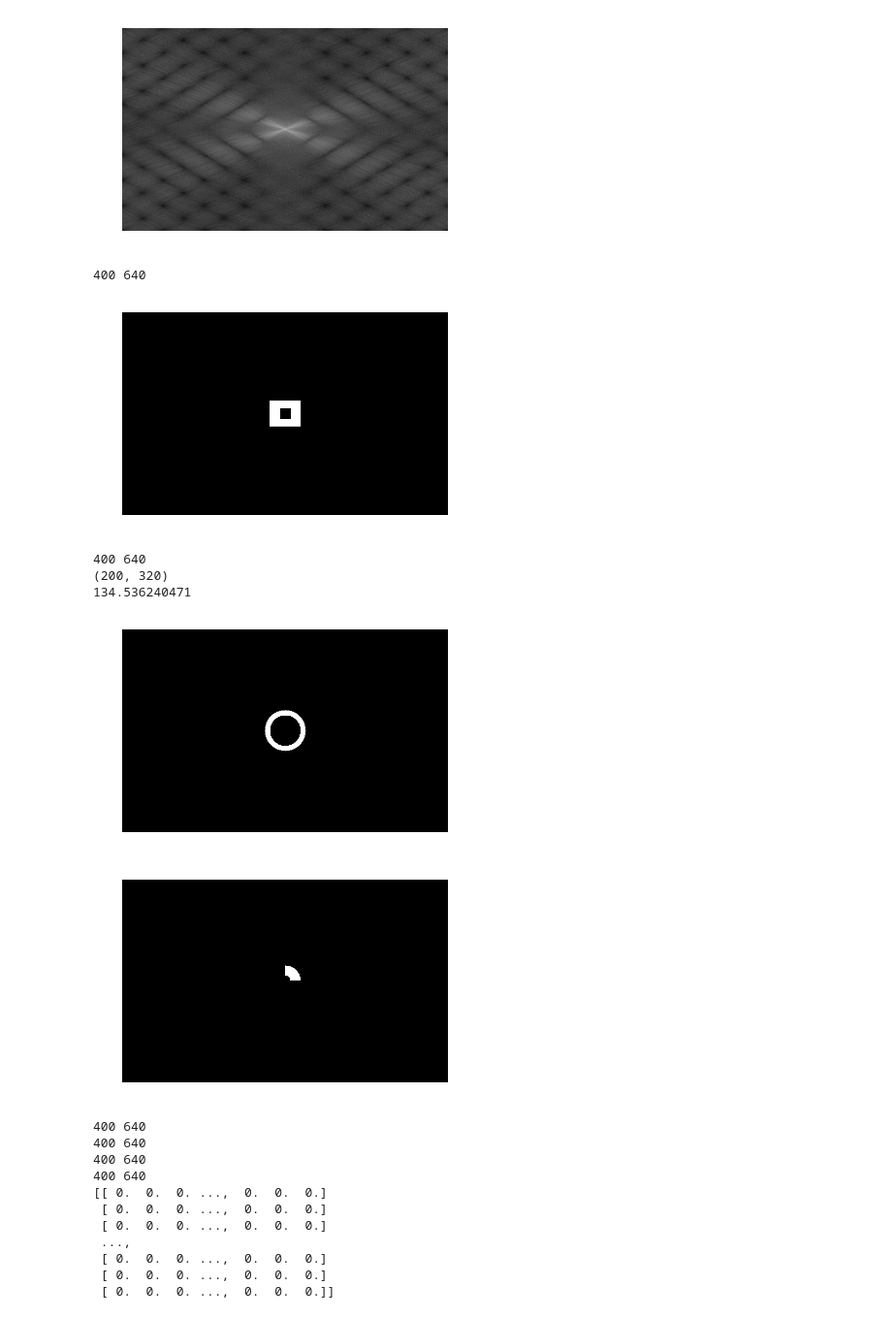
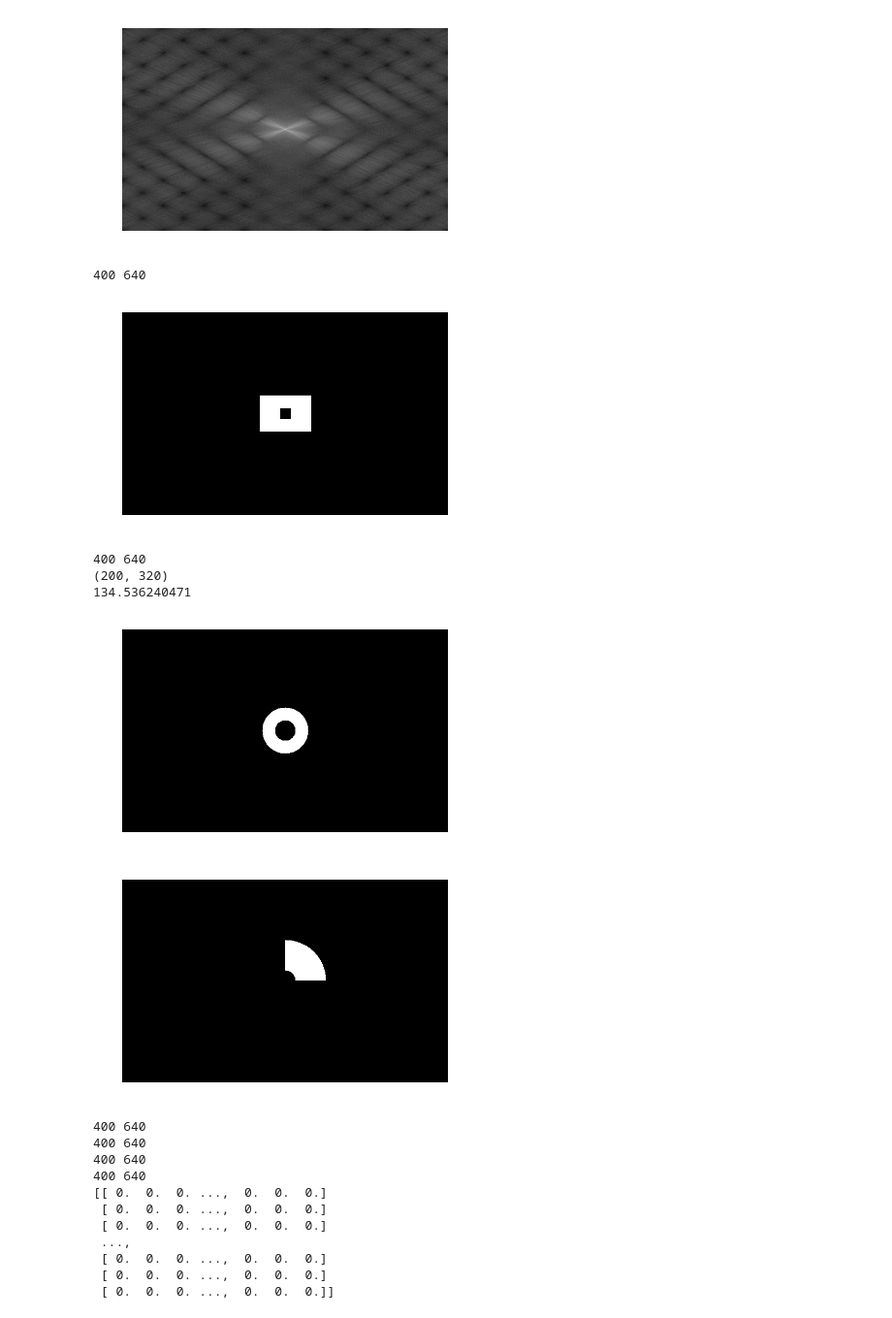
Before and after one commit to mika018/Character-Recognition-Classifier, a Jupyter notebook: cw2.ipynb, the cells around one changed output. Shown: that part at 97% size. Cells and saved outputs as stored; diff of their text form; code cells hidden in the pictures.

```diff
--- a/cw2.ipynb
+++ b/cw2.ipynb
@@ -116,13 +118,14 @@ def box_filter( image_array, height, width, inner_height, inner_width ):
     ax1.axis('off')
     # Usually for viewing purposes:b
     ax1.imshow( filter_image_array, cmap='gray' ) # io.
+    scipy.misc.imsave('box-filter.png', filter_image_array)
     plt.show()
 
 
-box_filter( avg_img_array, 50, 60, 20, 20 )
+box_filter( avg_img_array, 70, 100, 20, 20 )
 # %% [output]
 400 640
-[figure, old version]
+[figure, new version]
 # %%
 def ring_filter( image_array, radius_outter, radius_inner ):
     filter_image_array = np.array(image_array, dtype=float)
@@ -149,14 +152,15 @@ def ring_filter( image_array, radius_outter, radius_inner ):
     ax1.axis('off')
     # Usually for viewing purposes:b
     ax1.imshow( filter_image_array, cmap='gray' ) # io.
+    scipy.misc.imsave('ring-filter.png', filter_image_array)
     plt.show()
 
-ring_filter( avg_img_array, 40, 30 )
+ring_filter( avg_img_array, 45, 20 )
 # %% [output]
 400 640
 (200, 320)
 134.536240471
-[figure, old version]
+[figure, new version]
 # %%
 '''
 Returns a grayscale image representing a sector filter.
@@ -177,35 +181,36 @@ def sector_filter( image_array, radius, theta_1, theta_2, inner_circle_radius=0)
 
     center = ( int(rows / 2), int(cols / 2) )
 
     for row in range(rows):
         # Flip the graph by the Ox axis.
         translated_row = -(row - center[0])
         # To avoid division by zero in the computation of atan below.
         if translated_row == 0 or translated_row < 0:
             continue
         for col in range(cols):
             translated_col = col - center[1]
             if (translated_row)**2 + (translated_col)**2 > radius**2:
                 continue
             # Inner circle
             dist = euclidean_distance((0, 0), (translated_row, translated_col))
             if dist <= inner_circle_radius:
                 continue
             arctg_degrees = math.degrees(math.atan( translated_col / translated_row ) )
             if theta_1 <= arctg_degrees and arctg_degrees <= theta_2:
                 # Mark the original, untranslated pixel.
                 filter_image_array[row][col] = True
 
     fig1 = plt.figure()
     ax1  = fig1.add_subplot( 111 )
     ax1.axis('off')
     # Usually for viewing purposes:b
     ax1.imshow( filter_image_array, cmap='gray' ) # io.
+    scipy.misc.imsave('sector-filter.png', filter_image_array)
     plt.show()
 
-sector_filter( avg_img_array, 30, 0, 120, 10 )
+sector_filter( avg_img_array, 80, 0, 90, 20 )
 # %% [output]
-[figure, old version]
+[figure, new version]
 # %%
 def draw_rekt(bottom_left, w, h, r):
     img = np.zeros((400, 640), dtype=float)
```
Also changed, not shown: parts of 4 cells of this notebook, 9 other files.
